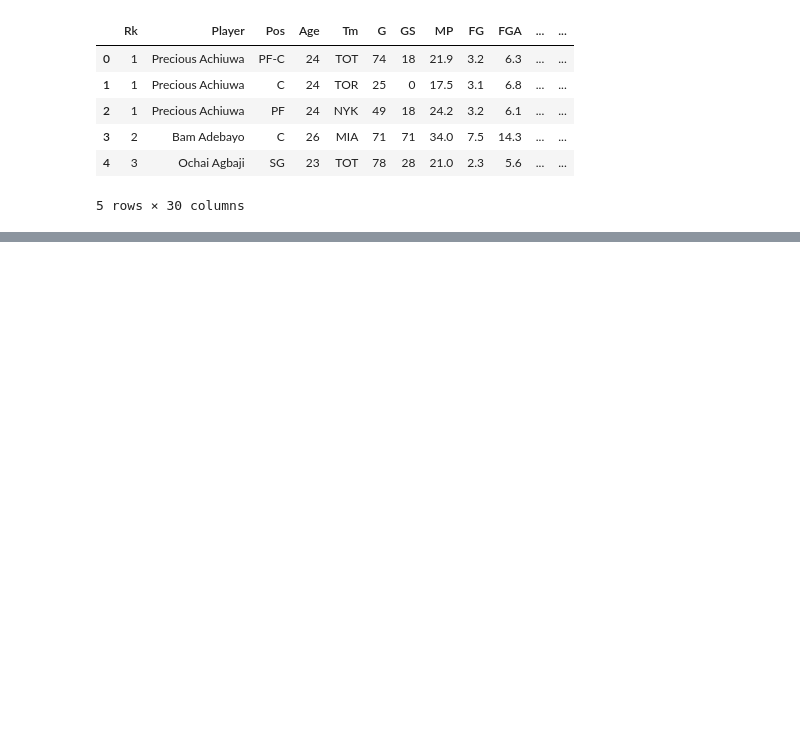
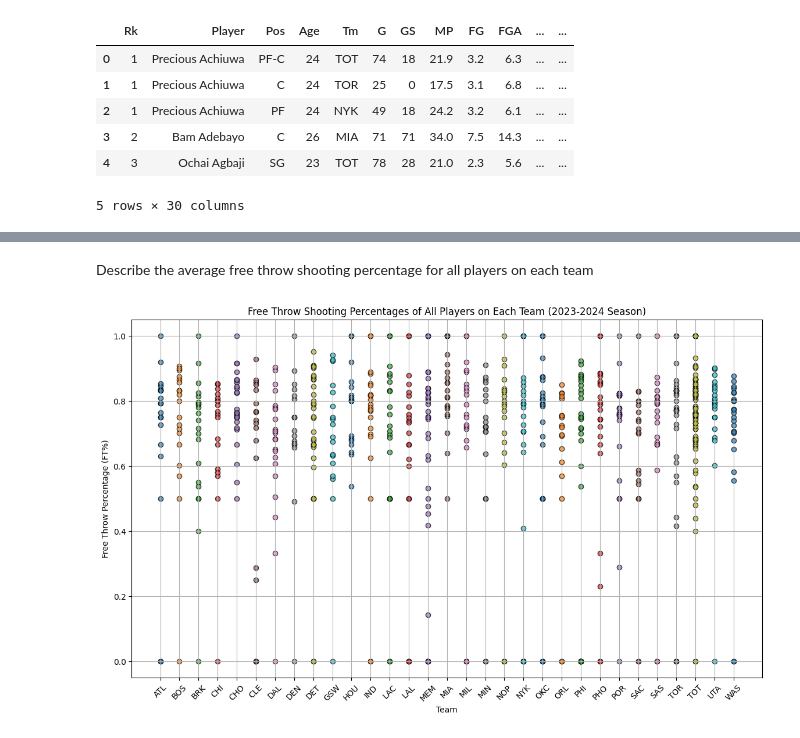
Before and after one commit to JintaoCao/IS_445_Final_Project, a Jupyter notebook: IS445_Jintao_Cao_Individual.ipynb, the cells around one changed output, grey strips where cells are left out. Saved outputs shown, nothing was run; the diff lists cells and outputs as text; code cells hidden in the pictures; blank space fills up the shorter version.

```diff
--- a/IS445_Jintao_Cao_Individual.ipynb
+++ b/IS445_Jintao_Cao_Individual.ipynb
@@ -16,0 +112,16 @@ data_iso.head()
+# %% [markdown]
+Describe the average free throw shooting percentage for all players on each team
+# %%
+# Create a scatter plot for the free throw shooting percentages of all players on each team
+plt.figure(figsize=(14, 8))
+for team, group in data_iso.groupby('Tm'):
+    plt.scatter(np.full(len(group), team), group['FT%'], alpha=0.7, edgecolors='black')
+
+plt.title('Free Throw Shooting Percentages of All Players on Each Team (2023-2024 Season)')
+plt.xlabel('Team')
+plt.ylabel('Free Throw Percentage (FT%)')
+plt.xticks(rotation=45)
+plt.grid(True)
+plt.show()
+# %% [output]
+[figure, added]
```
Also changed, not shown: parts of 14 cells of this notebook, 2 other files.
